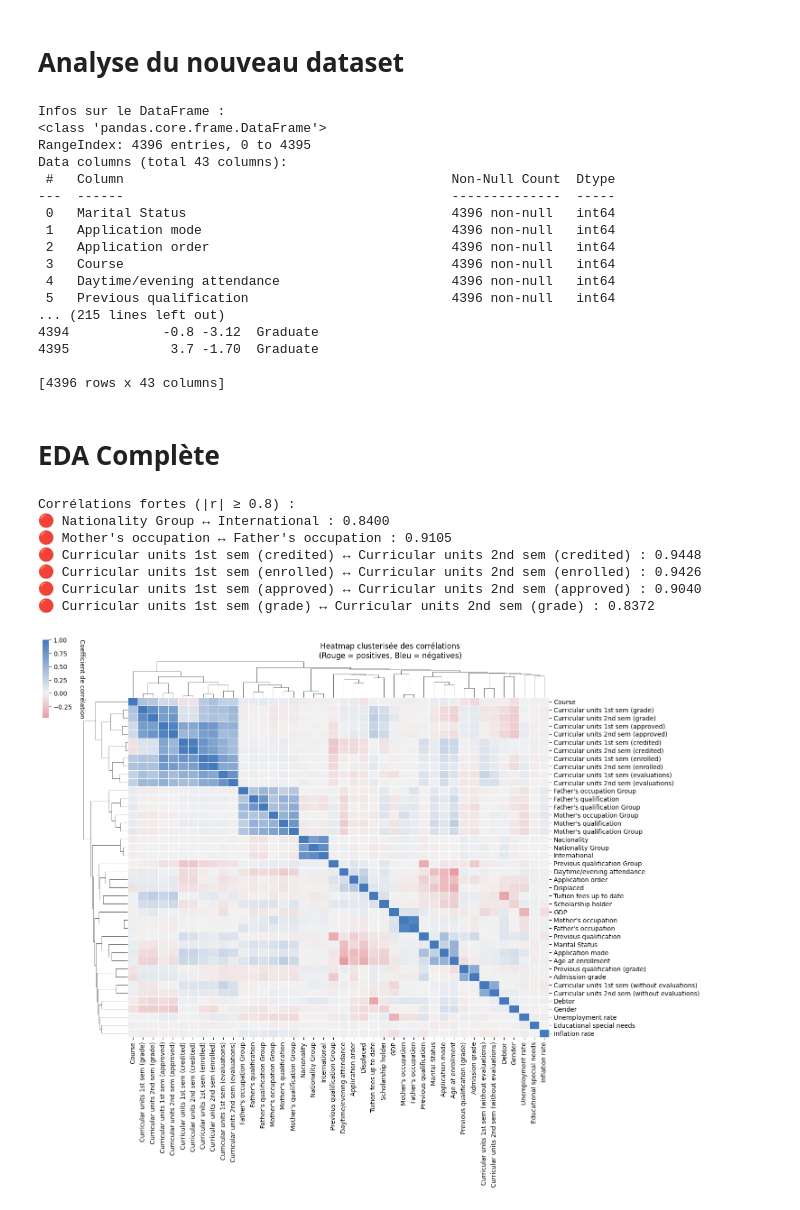
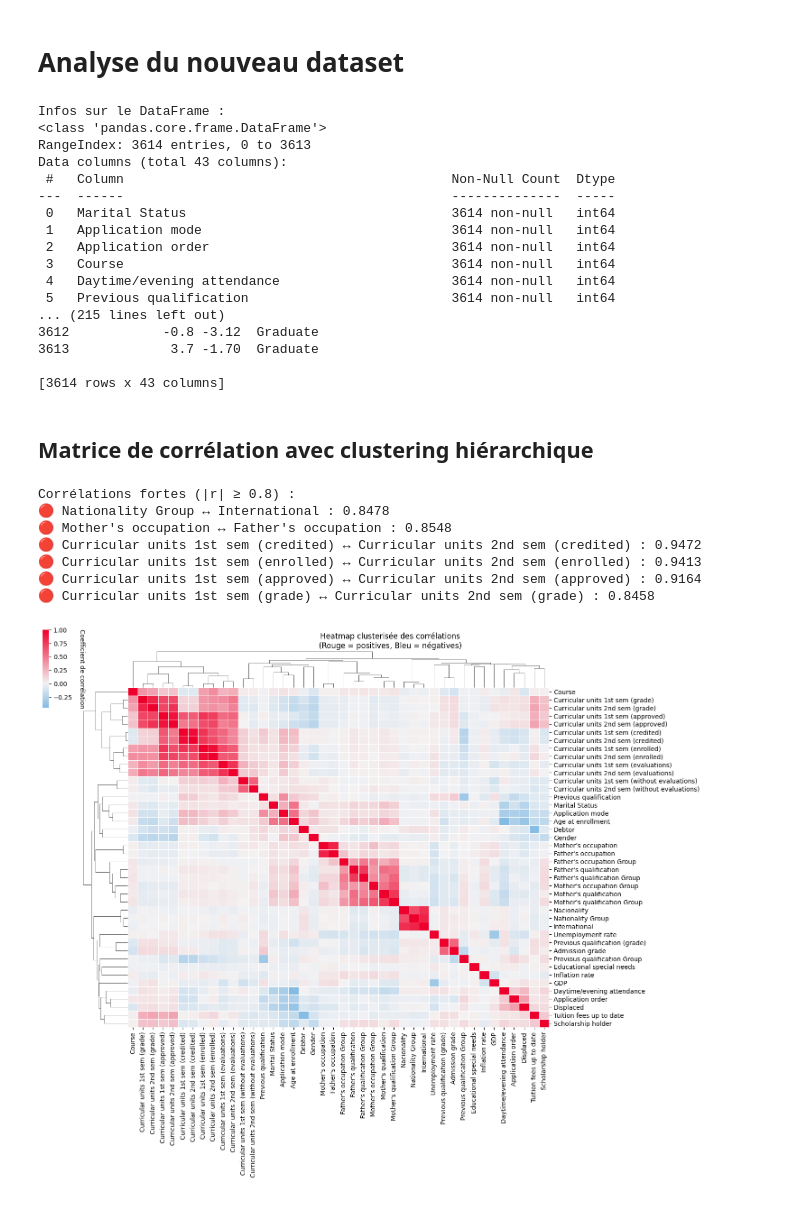
Before and after one commit to Hierogifle/ANN-playground, a Jupyter notebook: notebooks/EDA.ipynb, the cells around one changed output. Drawn from its saved outputs; the diff is of its cells as text; code cells hidden in the pictures.

```diff
--- a/notebooks/EDA.ipynb
+++ b/notebooks/EDA.ipynb
@@ -4,12 +4,12 @@
 from pathlib import Path
 import pandas as pd
 
-# --- Définition du dossier et création si nécessaire ---
-data_folder = Path("data")
-data_folder.mkdir(parents=True, exist_ok=True)  # Crée le dossier 'data' s'il n'existe pas
+# --- Définition du dossier ---
+data_folder = Path("../data")
+graphiques_folder = Path("../graphique")
 
 # --- Chargement des données depuis le fichier CSV ---
-file_path = data_folder / "data_update.csv"
+file_path = data_folder / "data_graduate_dropout.csv"
 df = pd.read_csv(file_path, sep=';')
 
 # Affichage des informations générales sur le DataFrame
@@ -28,23 +28,23 @@ print(df)
 # %% [output]
 Infos sur le DataFrame :
 <class 'pandas.core.frame.DataFrame'>
-RangeIndex: 4396 entries, 0 to 4395
+RangeIndex: 3614 entries, 0 to 3613
 Data columns (total 43 columns):
  #   Column                                          Non-Null Count  Dtype
 ---  ------                                          --------------  -----
- 0   Marital Status                                  4396 non-null   int64
- 1   Application mode                                4396 non-null   int64
- 2   Application order                               4396 non-null   int64
- 3   Course                                          4396 non-null   int64
- 4   Daytime/evening attendance                      4396 non-null   int64
- 5   Previous qualification                          4396 non-null   int64
+ 0   Marital Status                                  3614 non-null   int64
+ 1   Application mode                                3614 non-null   int64
+ 2   Application order                               3614 non-null   int64
+ 3   Course                                          3614 non-null   int64
+ 4   Daytime/evening attendance                      3614 non-null   int64
+ 5   Previous qualification                          3614 non-null   int64
 ... (215 lines left out)
-4394            -0.8 -3.12  Graduate
-4395             3.7 -1.70  Graduate
+3612            -0.8 -3.12  Graduate
+3613             3.7 -1.70  Graduate
 
-[4396 rows x 43 columns]
+[3614 rows x 43 columns]
 # %% [markdown]
-# EDA Complète
+## Matrice de corrélation avec clustering hiérarchique
 # %%
 ### Matrice de corrélation complète avec heatmap clusterisée ###
 
@@ -58,13 +58,6 @@ from scipy.cluster.hierarchy import linkage
 import warnings
 warnings.filterwarnings('ignore')
 
-# --- Définition du dossier et création si nécessaire ---
-data_folder = Path("data")
-data_folder.mkdir(parents=True, exist_ok=True)  # Crée le dossier 'data' s'il n'existe pas
-
-# --- Chargement des données depuis le fichier CSV ---
-file_path = data_folder / "data_update.csv"
-df = pd.read_csv(file_path, sep=';')
 
 # --- Sélection des colonnes numériques uniquement ---
 num_cols = df.select_dtypes(include=[np.number]).columns.tolist()
@@ -72,9 +65,6 @@ df_numeric = df[num_cols]
 
 # --- Calcul de la matrice de corrélation ---
 corr_matrix = df_numeric.corr()
-
-# --- Sauvegarde de la matrice complète dans le dossier data ---
-corr_matrix.to_csv(data_folder / "correlation_matrix.csv")
 
 # --- Extraction des corrélations fortes (|r| ≥ 0.8) ---
 strong_pairs = []
@@ -91,7 +81,7 @@ for var1, var2, val in strong_pairs:
     print(f"{sign} {var1} ↔ {var2} : {val:.4f}")
 
 # --- Création de la palette rouge-blanc-bleu pour heatmap ---
-cmap = sns.diverging_palette(10, 250, as_cmap=True)
+cmap = sns.diverging_palette(250, 10, s=100, l=50, as_cmap=True)
 
 # --- Calcul du clustering hiérarchique pour ordonner les variables ---
 link_rows = linkage(corr_matrix, method='average')
@@ -104,37 +94,42 @@ g = sns.clustermap(
     col_linkage=link_cols,
     cmap=cmap,
     center=0,
     linewidths=0.5,
     figsize=(14, 12),
     cbar_kws={'label': 'Coefficient de corrélation'},
     dendrogram_ratio=(0.1, 0.1),
 )
 
 # Récupérer la position actuelle de la colorbar (BBox)
 pos = g.cax.get_position()
 
 # Déplacer la colorbar horizontalement (x0, x1) ou verticalement (y0, y1)
 # Exemple pour décaler vers la gauche (plus petit x0 et x1)
 new_pos = [pos.x0 - 0.07, pos.y0 + 0.08, pos.width, pos.height]
 
 # Appliquer la nouvelle position
 g.cax.set_position(new_pos)
 
 # Modifier la taille de la police du label de la colorbar
 g.cax.set_ylabel('Coefficient de corrélation', fontsize=10, rotation=270, labelpad=20)
 
 # Modifier la taille et le ratio de la colorbar (l'axe lui-même)
 pos = g.cax.get_position()
 g.cax.set_position([pos.x0, pos.y0, pos.width * 0.2, pos.height * 0.8])  # Multiplier taille
 
 plt.suptitle('Heatmap clusterisée des corrélations\n(Rouge = positives, Bleu = négatives)', y=1.02)
+
+
+filename = os.path.join(graphiques_folder, "matrice_correlation.png")
+g.savefig(filename)
+
 plt.show()
 # %% [output]
 Corrélations fortes (|r| ≥ 0.8) :
-🔴 Nationality Group ↔ International : 0.8400
-🔴 Mother's occupation ↔ Father's occupation : 0.9105
-🔴 Curricular units 1st sem (credited) ↔ Curricular units 2nd sem (credited) : 0.9448
-🔴 Curricular units 1st sem (enrolled) ↔ Curricular units 2nd sem (enrolled) : 0.9426
-🔴 Curricular units 1st sem (approved) ↔ Curricular units 2nd sem (approved) : 0.9040
-🔴 Curricular units 1st sem (grade) ↔ Curricular units 2nd sem (grade) : 0.8372
+🔴 Nationality Group ↔ International : 0.8478
+🔴 Mother's occupation ↔ Father's occupation : 0.8548
+🔴 Curricular units 1st sem (credited) ↔ Curricular units 2nd sem (credited) : 0.9472
+🔴 Curricular units 1st sem (enrolled) ↔ Curricular units 2nd sem (enrolled) : 0.9413
+🔴 Curricular units 1st sem (approved) ↔ Curricular units 2nd sem (approved) : 0.9164
+🔴 Curricular units 1st sem (grade) ↔ Curricular units 2nd sem (grade) : 0.8458
-[figure, old version]
+[figure, new version]
```
Also changed, not shown: parts of 5 cells of this notebook, 11 other files.
